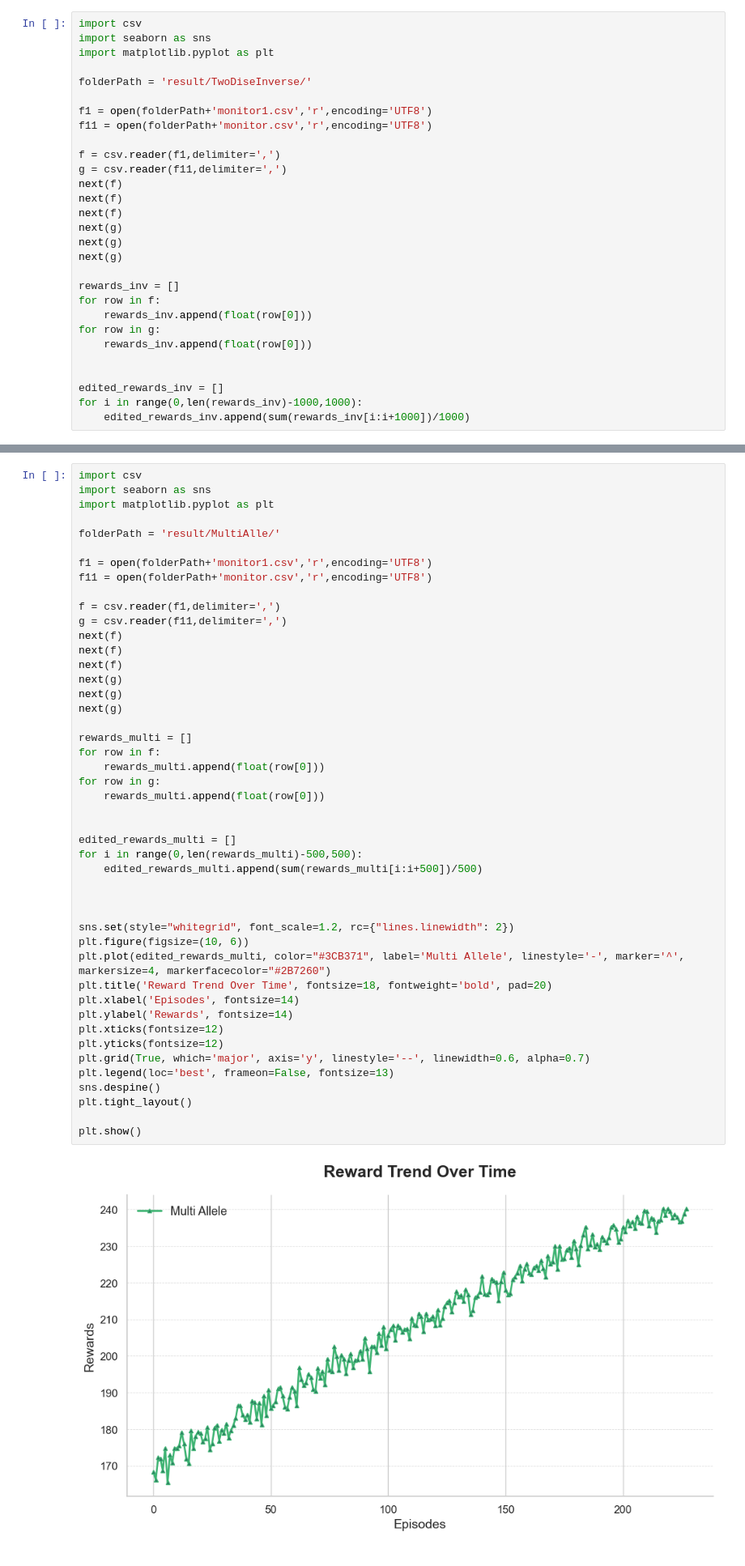
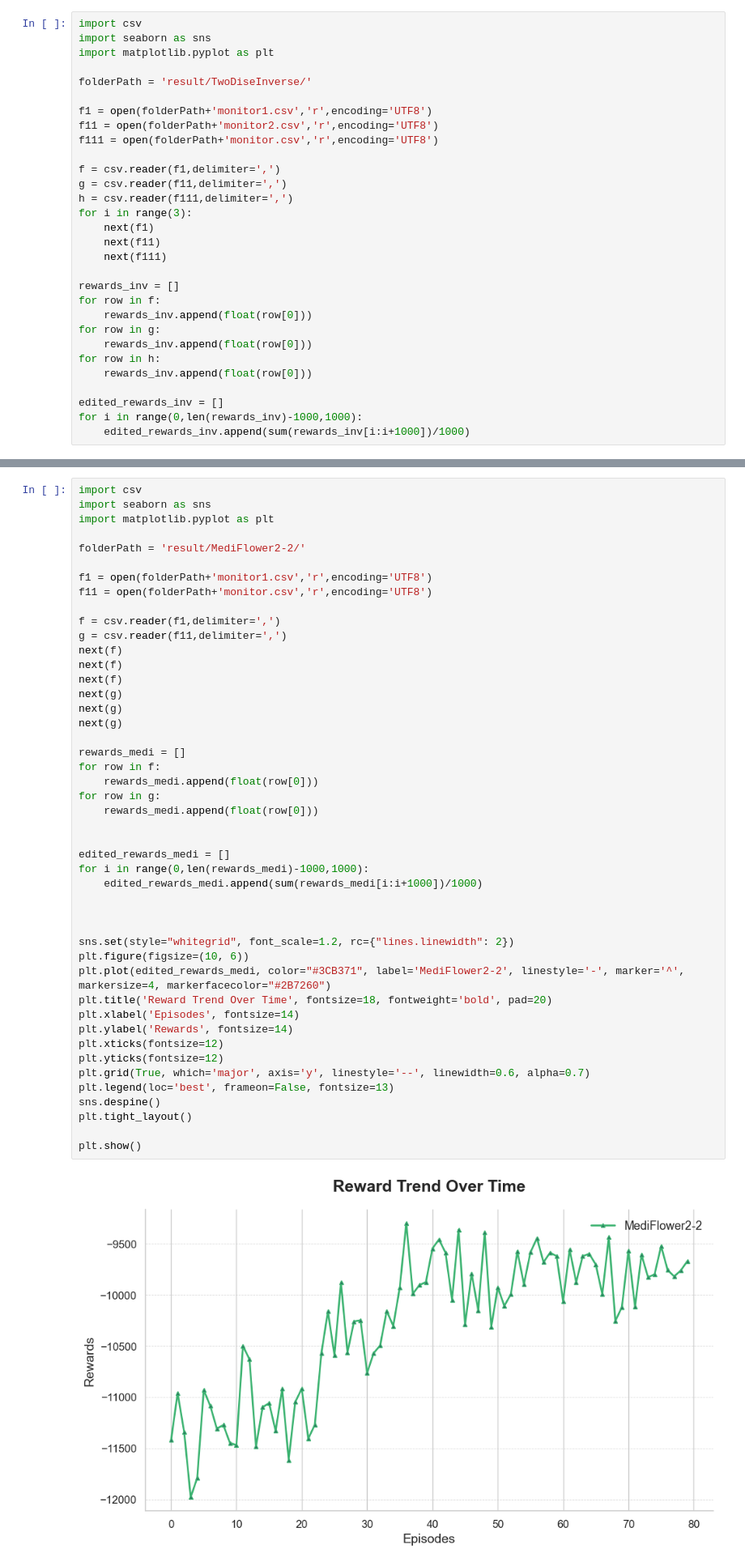
Before and after one commit to DoHyung08/geneProject, a Jupyter notebook: eval_res.ipynb, the cells around one changed output, grey strips where cells are left out. Shown at 81% size. Cells and saved outputs as stored; diff of their text form.

```diff
--- a/eval_res.ipynb
+++ b/eval_res.ipynb
@@ -157,23 +190,24 @@ import matplotlib.pyplot as plt
 folderPath = 'result/TwoDiseInverse/'
 
 f1 = open(folderPath+'monitor1.csv','r',encoding='UTF8')
-f11 = open(folderPath+'monitor.csv','r',encoding='UTF8')
+f11 = open(folderPath+'monitor2.csv','r',encoding='UTF8')
+f111 = open(folderPath+'monitor.csv','r',encoding='UTF8')
 
 f = csv.reader(f1,delimiter=',')
 g = csv.reader(f11,delimiter=',')
-next(f)
-next(f)
-next(f)
-next(g)
-next(g)
-next(g)
+h = csv.reader(f111,delimiter=',')
+for i in range(3):
+    next(f1)
+    next(f11)
+    next(f111)
 
 rewards_inv = []
 for row in f:
     rewards_inv.append(float(row[0]))
 for row in g:
     rewards_inv.append(float(row[0]))
-
+for row in h:
+    rewards_inv.append(float(row[0]))
 
 edited_rewards_inv = []
 for i in range(0,len(rewards_inv)-1000,1000):
@@ -215,7 +299,7 @@ import csv
 import seaborn as sns
 import matplotlib.pyplot as plt
 
-folderPath = 'result/MultiAlle/'
+folderPath = 'result/MediFlower2-2/'
 
 f1 = open(folderPath+'monitor1.csv','r',encoding='UTF8')
 f11 = open(folderPath+'monitor.csv','r',encoding='UTF8')
@@ -223,38 +307,38 @@ f11 = open(folderPath+'monitor.csv','r',encoding='UTF8')
 f = csv.reader(f1,delimiter=',')
 g = csv.reader(f11,delimiter=',')
 next(f)
 next(f)
 next(f)
 next(g)
 next(g)
 next(g)
 
-rewards_multi = []
+rewards_medi = []
 for row in f:
-    rewards_multi.append(float(row[0]))
+    rewards_medi.append(float(row[0]))
 for row in g:
-    rewards_multi.append(float(row[0]))
+    rewards_medi.append(float(row[0]))
 
 
-edited_rewards_multi = []
-for i in range(0,len(rewards_multi)-500,500):
-    edited_rewards_multi.append(sum(rewards_multi[i:i+500])/500)
+edited_rewards_medi = []
+for i in range(0,len(rewards_medi)-1000,1000):
+    edited_rewards_medi.append(sum(rewards_medi[i:i+1000])/1000)
 
 
 
 sns.set(style="whitegrid", font_scale=1.2, rc={"lines.linewidth": 2})
 plt.figure(figsize=(10, 6))
-plt.plot(edited_rewards_multi, color="#3CB371", label='Multi Allele', linestyle='-', marker='^', markersize=4, markerfacecolor="#2B7260")
+plt.plot(edited_rewards_medi, color="#3CB371", label='MediFlower2-2', linestyle='-', marker='^', markersize=4, markerfacecolor="#2B7260")
 plt.title('Reward Trend Over Time', fontsize=18, fontweight='bold', pad=20)
 plt.xlabel('Episodes', fontsize=14)
 plt.ylabel('Rewards', fontsize=14)
 plt.xticks(fontsize=12)
 plt.yticks(fontsize=12)
 plt.grid(True, which='major', axis='y', linestyle='--', linewidth=0.6, alpha=0.7)
 plt.legend(loc='best', frameon=False, fontsize=13)
 sns.despine()
 plt.tight_layout()
 
 plt.show()
 # %% [output]
-[figure, old version]
+[figure, new version]
```
Also changed, not shown: parts of 11 cells of this notebook, 16 other files.
